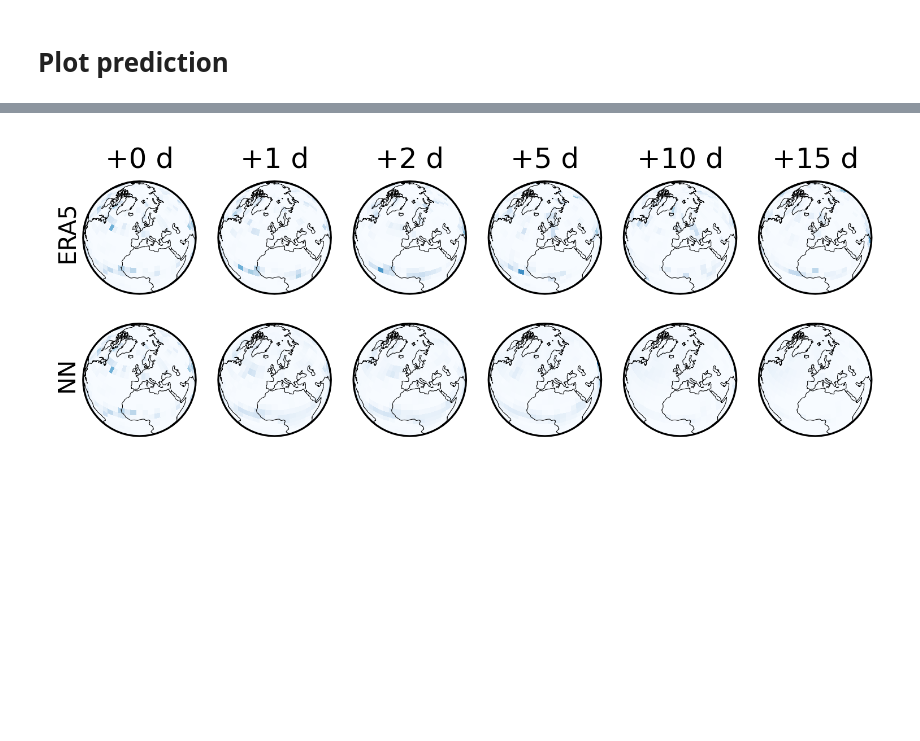
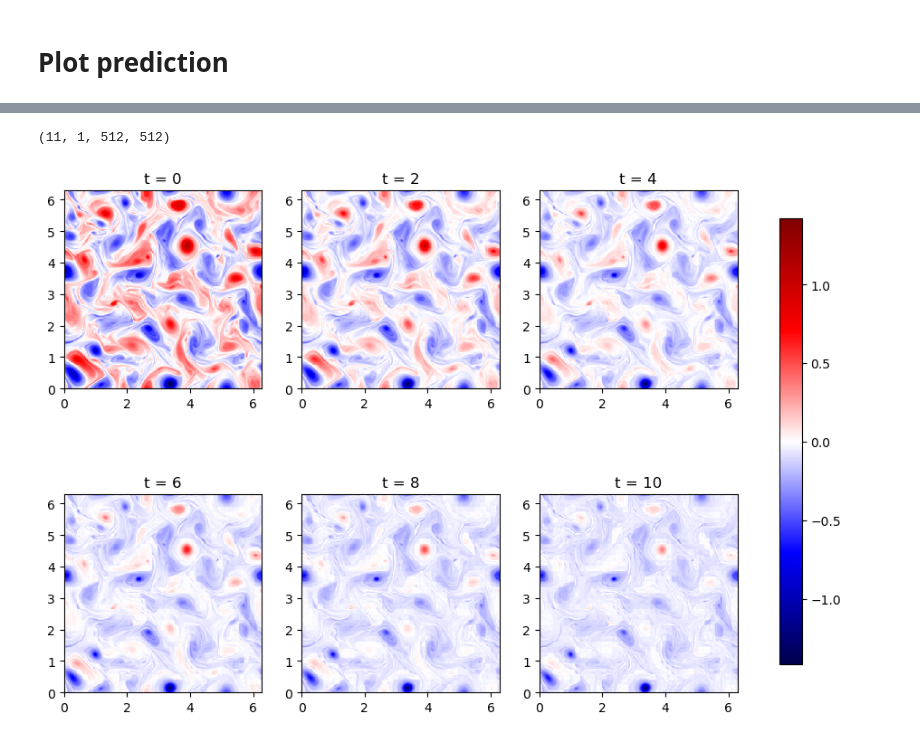
Before and after one commit to zelk-oss/forecasting, a Jupyter notebook: part2_DL_testing.ipynb, the cells around one changed output, grey strips where cells are left out. Drawn from its saved outputs; the diff is of its cells as text; code cells hidden in the pictures; blank space fills up the shorter version.

```diff
--- a/part2_DL_testing.ipynb
+++ b/part2_DL_testing.ipynb
@@ -261,7 +243,7 @@ ax.legend()
 # %% [markdown]
 # Plot prediction
 # %%
-start_time = "2022-07-21 00:00"
-end_time = "2022-08-05 00:00"
+start_time = 225
+end_time = 235
 # %%
 sliced_truth = ds_test.sel(time=slice(start_time, end_time))
@@ -351,35 +275,0 @@ for i, td in enumerate([0, 4, 8, 20, 40, 60]):
-# %%
-fig, ax = plt.subplots(
-    ncols=6, nrows=2, figsize=(6, 2),
-    subplot_kw={"projection": ccrs.NearsidePerspective(central_latitude=45)},
-    dpi=300
-)
-for axi in ax:
-    for axij in axi:
-        axij.xaxis.set_visible(False)
-        axij.yaxis.set_visible(False)
-        axij.set_yticks([])
-        axij.spines.left.set_visible(False)
-        axij.spines.right.set_visible(False)
-        axij.spines.bottom.set_visible(False)
-        #axij.set_extent([-2_500_000, 2_000_000, -2_000_000, 2_500_000], ccrs.NorthPolarStereo())
-        axij.add_feature(cartopy.feature.COASTLINE, zorder=98, lw=0.25)
-
-ax[0, 0].text(x=-0.25, y=.55, s="ERA5", rotation=90, transform=ax[0, 0].transAxes, ha="left", va="center")
-ax[1, 0].text(x=-0.25, y=.55, s="NN", rotation=90, transform=ax[1, 0].transAxes, ha="left", va="center")
-
-for i, td in enumerate([0, 4, 8, 20, 40, 60]):
-    ax[0, i].set_title("+{0:d} d".format(td//4))
-    ax[0, i].pcolormesh(
-        ds_test["longitude"], ds_test["latitude"], sliced_truth[td, -1].T,
-        transform=ccrs.PlateCarree(), shading='nearest',
-        cmap="Blues", vmin=0, vmax=0.02
-    )
-    ax[1, i].pcolormesh(
-        ds_test["longitude"], ds_test["latitude"], prediction[td, -1].T,
-        transform=ccrs.PlateCarree(), shading='nearest',
-        cmap="Blues", vmin=0, vmax=0.02
-    )
-    # smoothing
-# %% [output]
-[figure, removed]
@@ -385,0 +291,38 @@ for i, td in enumerate([0, 4, 8, 20, 40, 60]):
+# %%
+def plot_predictions_grid(prediction, step=1):
+    """
+    Plot prediction fields in rows of 3.
+    step = skip frames to avoid 100 tiny plots.
+    """
+    fields = prediction[::step]
+    n = len(fields)
+
+    ncols = 3
+    nrows = int(np.ceil(n / ncols))
+
+    fig, axes = plt.subplots(nrows, ncols, figsize=(4*ncols, 4*nrows))
+
+    # Flatten axes for easy looping
+    axes = np.atleast_1d(axes).ravel()
+
+    # global symmetric color scale
+    qmax = np.abs(fields).max()
+
+    for i, (ax, q) in enumerate(zip(axes, fields)):
+        pc = plot_q(ax, q, qmax=qmax)
+        ax.set_title(f"t = {i*step}")
+
+    # Hide unused panels
+    for ax in axes[n:]:
+        ax.axis("off")
+
+    # One shared colorbar
+    fig.colorbar(pc, ax=axes[:n], shrink=0.8)
+
+    plt.show()
+# %%
+print(prediction.shape)
+plot_predictions_grid(prediction, step=2)
+# %% [output]
+(11, 1, 512, 512)
+[figure, added]
```
Also changed, not shown: parts of 14 cells of this notebook.
